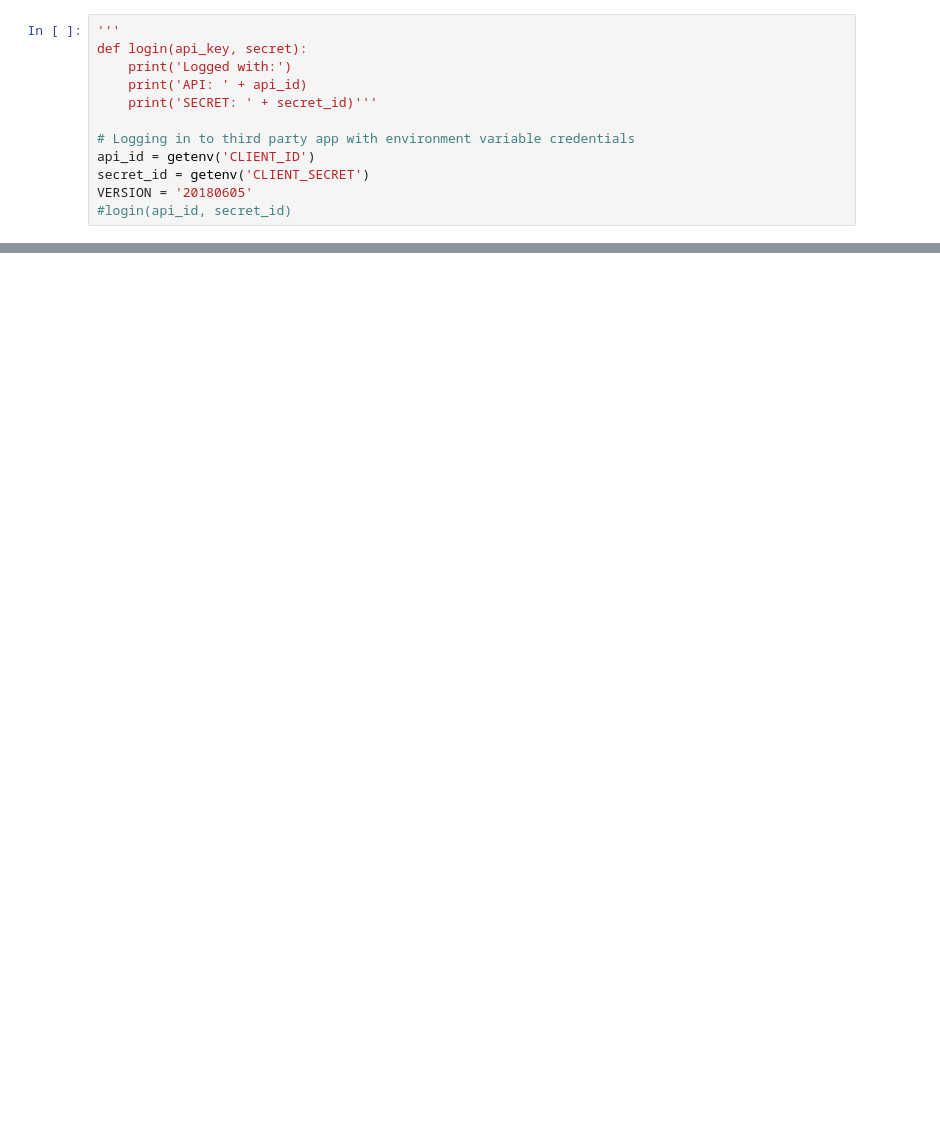
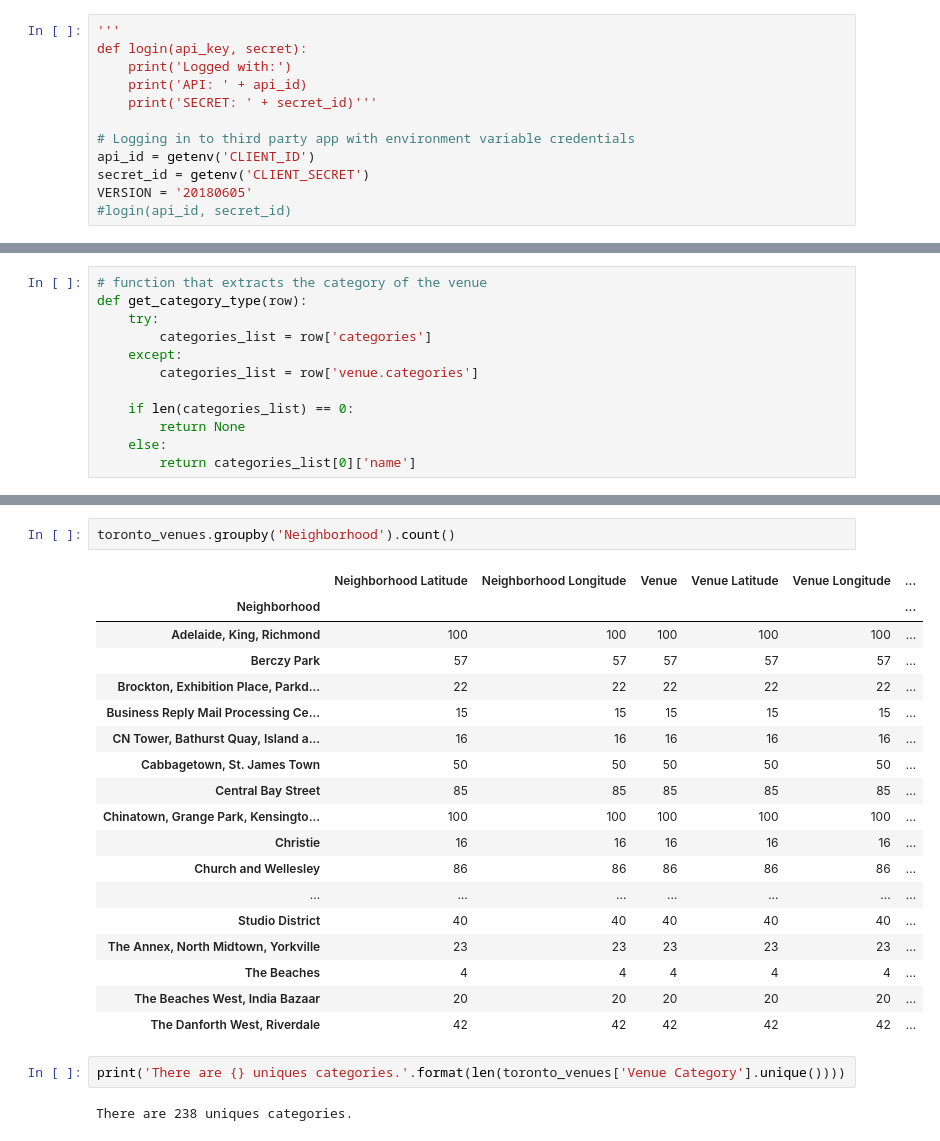
Before and after one commit to Dimitrah/Coursera_Capstone, a Jupyter notebook: week3-part3.ipynb, the cells around one changed output, grey strips where cells are left out. Cells and saved outputs as stored; diff of their text form; blank space fills up the shorter version.

```diff
--- a/week3-part3.ipynb
+++ b/week3-part3.ipynb
@@ -104,0 +169,12 @@ VERSION = '20180605'
+# %%
+# function that extracts the category of the venue
+def get_category_type(row):
+    try:
+        categories_list = row['categories']
+    except:
+        categories_list = row['venue.categories']
+
+    if len(categories_list) == 0:
+        return None
+    else:
+        return categories_list[0]['name']
@@ -104,0 +282,25 @@ VERSION = '20180605'
+# %%
+toronto_venues.groupby('Neighborhood').count()
+# %% [output]
+|  | Neighborhood Latitude | Neighborhood Longitude | Venue | Venue Latitude | Venue Longitude | ... |
+| Neighborhood |  |  |  |  |  | ... |
+| Adelaide, King, Richmond | 100 | 100 | 100 | 100 | 100 | ... |
+| Berczy Park | 57 | 57 | 57 | 57 | 57 | ... |
+| Brockton, Exhibition Place, Parkd... | 22 | 22 | 22 | 22 | 22 | ... |
+| Business Reply Mail Processing Ce... | 15 | 15 | 15 | 15 | 15 | ... |
+| CN Tower, Bathurst Quay, Island a... | 16 | 16 | 16 | 16 | 16 | ... |
+| Cabbagetown, St. James Town | 50 | 50 | 50 | 50 | 50 | ... |
+| Central Bay Street | 85 | 85 | 85 | 85 | 85 | ... |
+| Chinatown, Grange Park, Kensingto... | 100 | 100 | 100 | 100 | 100 | ... |
+| Christie | 16 | 16 | 16 | 16 | 16 | ... |
+| Church and Wellesley | 86 | 86 | 86 | 86 | 86 | ... |
+| ... | ... | ... | ... | ... | ... | ... |
+| Studio District | 40 | 40 | 40 | 40 | 40 | ... |
+| The Annex, North Midtown, Yorkville | 23 | 23 | 23 | 23 | 23 | ... |
+| The Beaches | 4 | 4 | 4 | 4 | 4 | ... |
+| The Beaches West, India Bazaar | 20 | 20 | 20 | 20 | 20 | ... |
+| The Danforth West, Riverdale | 42 | 42 | 42 | 42 | 42 | ... |
+# %%
+print('There are {} uniques categories.'.format(len(toronto_venues['Venue Category'].unique())))
+# %% [output]
+There are 238 uniques categories.
```
Also changed, not shown: parts of 26 cells of this notebook.
